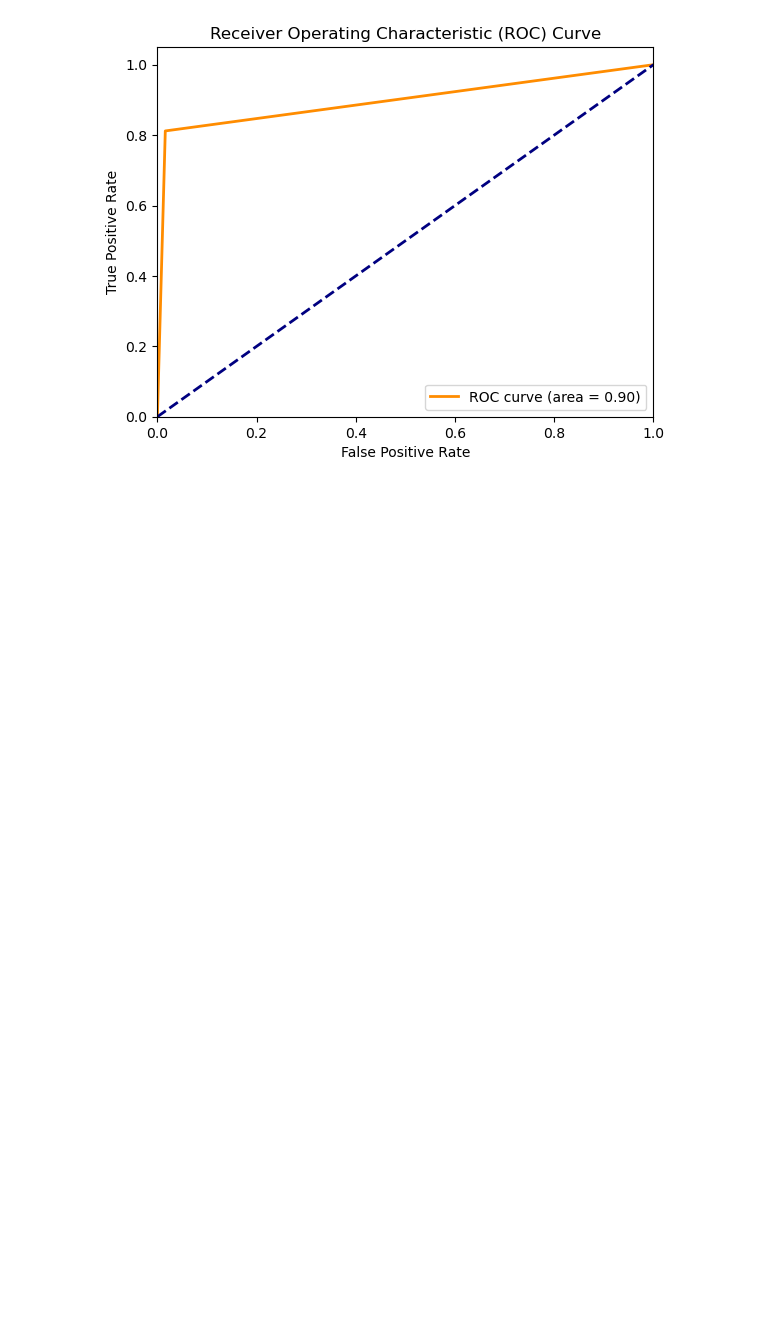
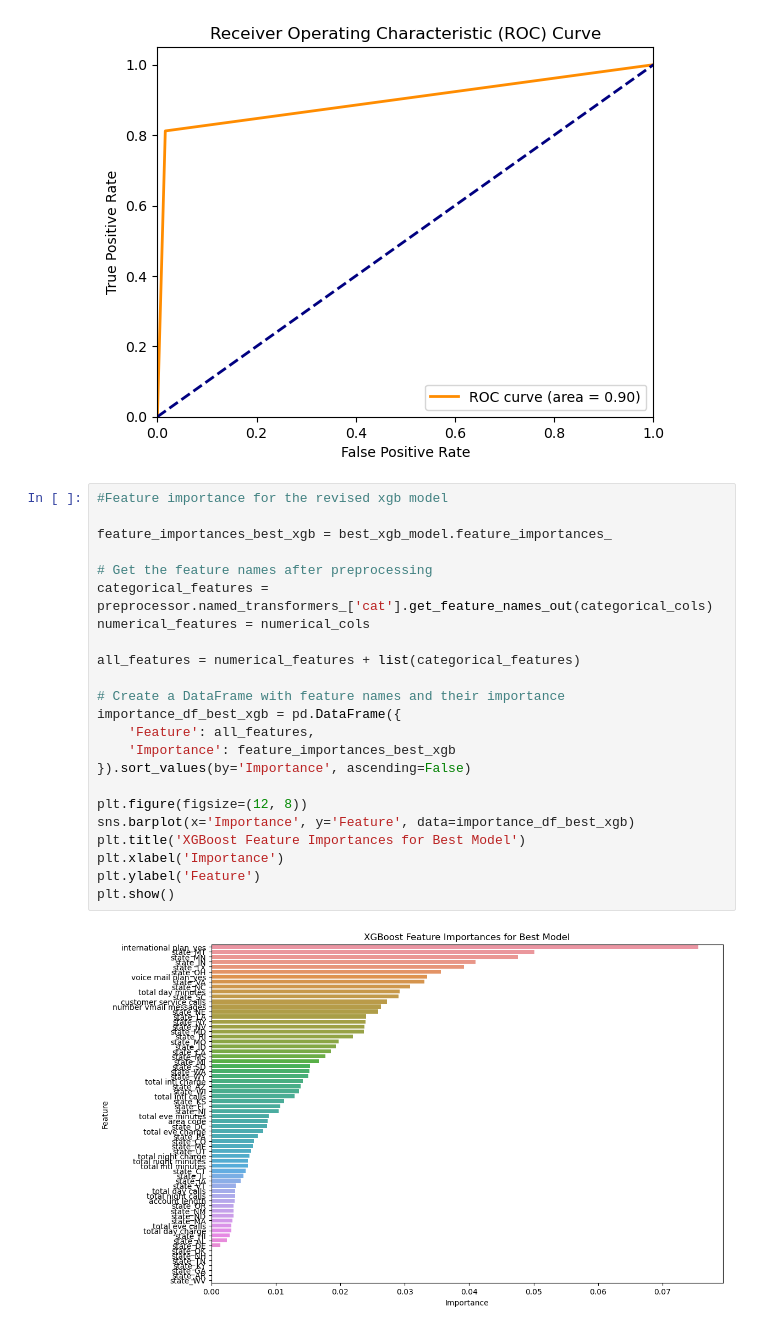
Before and after one commit to William-Itotia/Phase-3-DSC-SYR, a Jupyter notebook: ProjectSyr.ipynb, the cells around one changed output. Drawn from its saved outputs; the diff is of its cells as text; blank space fills up the shorter version.

```diff
--- a/ProjectSyr.ipynb
+++ b/ProjectSyr.ipynb
@@ -637,3 +633,28 @@ plt.show()
 # %% [output]
 [figure]
 [figure]
+# %%
+#Feature importance for the revised xgb model
+
+feature_importances_best_xgb = best_xgb_model.feature_importances_
+
+# Get the feature names after preprocessing
+categorical_features = preprocessor.named_transformers_['cat'].get_feature_names_out(categorical_cols)
+numerical_features = numerical_cols
+
+all_features = numerical_features + list(categorical_features)
+
+# Create a DataFrame with feature names and their importance
+importance_df_best_xgb = pd.DataFrame({
+    'Feature': all_features,
+    'Importance': feature_importances_best_xgb
+}).sort_values(by='Importance', ascending=False)
+
+plt.figure(figsize=(12, 8))
+sns.barplot(x='Importance', y='Feature', data=importance_df_best_xgb)
+plt.title('XGBoost Feature Importances for Best Model')
+plt.xlabel('Importance')
+plt.ylabel('Feature')
+plt.show()
+# %% [output]
+[figure, added]
```
Also changed, not shown: parts of 3 cells of this notebook.
